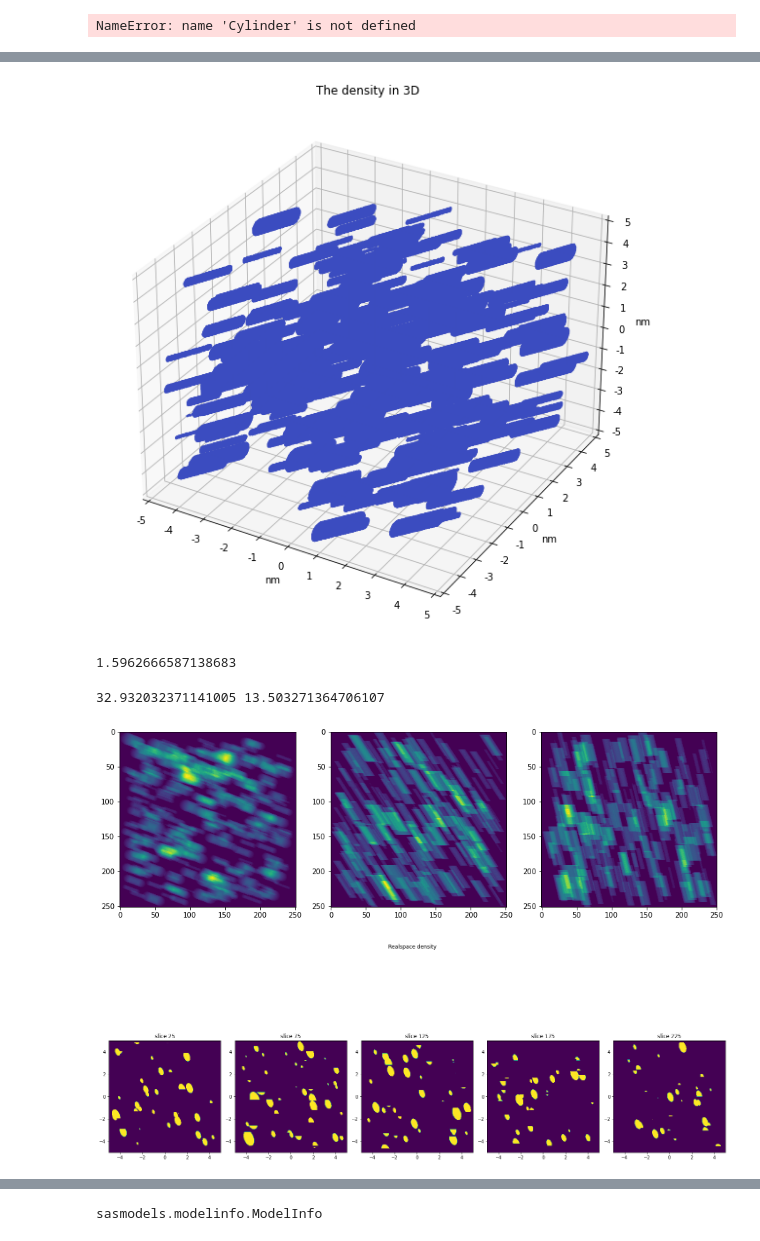
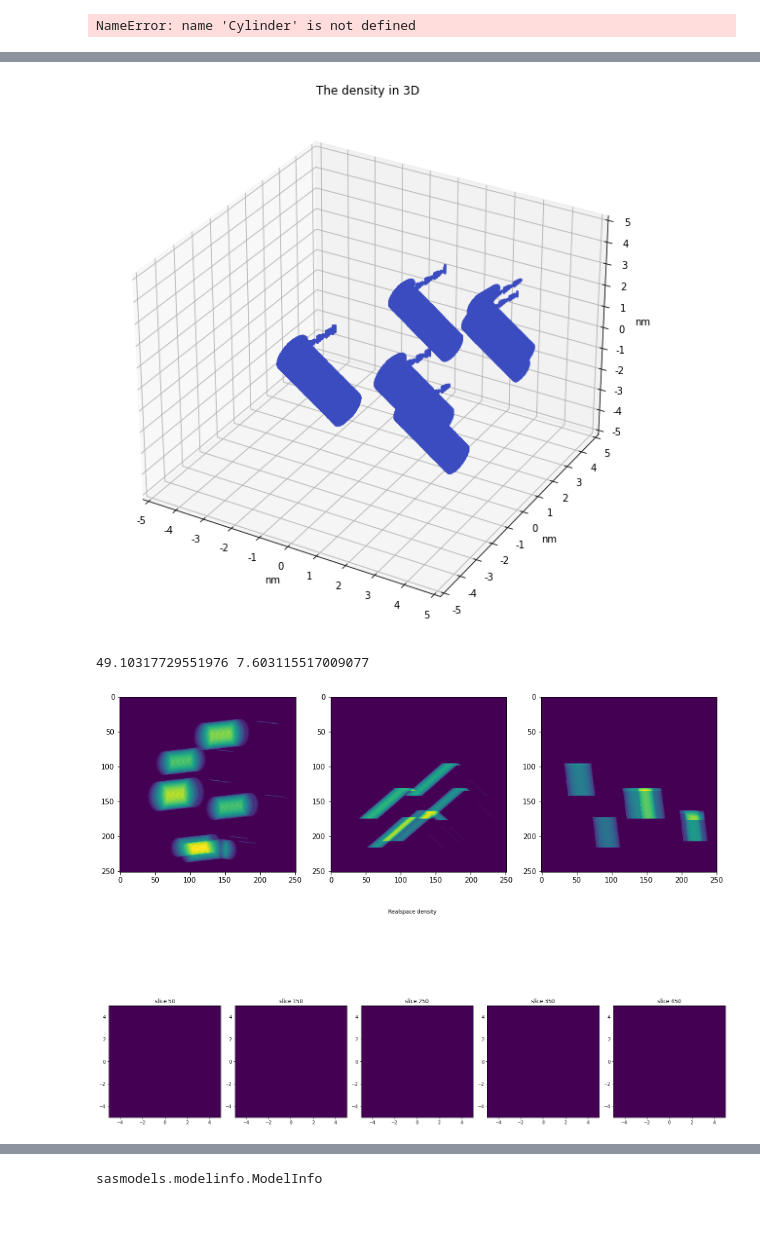
Before and after one commit to sofyalaski/SAXS-simulations, a Jupyter notebook: creating_forms.ipynb, the cells around one changed output, grey strips where cells are left out. Saved outputs shown, nothing was run; the diff lists cells and outputs as text; code cells hidden in the pictures.

Commit message:
cylinders are now clowse to sasView, but still needs debugging

```diff
--- a/creating_forms.ipynb
+++ b/creating_forms.ipynb
@@ -89,6 +89,7 @@ NameError: name 'Cylinder' is not defined
 from SAXSsimulations import  Sphere, Cylinder
 from SAXSsimulations.plotting import *
 
-simulation = Cylinder(size = 10, nPoints = 251, volFrac = 0.05)
-simulation.place_shape()
+simulation = Cylinder(size = 10, nPoints = 251, volFrac = 0.01)
+simulation.place_shape(single = False)
+print(simulation.theta, simulation.phi)
 # %% [output]
@@ -112,12 +113,7 @@ volume fraction is 0.05026, height is 1.451, radius is 0.231, center at (0.9,-1.
 # %%
 plot_3D_structure(simulation.density, simulation.grid, realspace=True)
 # %% [output]
-[figure, old version]
+[figure, new version]
-# %%
-import numpy as np
-1.5/np.cos(np.deg2rad(20))
-# %% [output]
-1.5962666587138683
 # %%
 print(simulation.theta, simulation.phi)
 fig,axs = plt.subplots(1,3,figsize = (15,5))
@@ -129,12 +125,12 @@ ax = axs[2]
 im = ax.imshow(simulation.density.sum(axis=2))
 plt.show()
 # %% [output]
-32.932032371141005 13.503271364706107
+49.10317729551976 7.603115517009077
-[figure, old version]
+[figure, new version]
 # %%
-plot_slices(simulation.density, simulation.grid, direction ='z')
+plot_slices(simulation.density, simulation.grid, direction ='x')
 # %% [output]
-[figure, old version]
+[figure, new version]
 # %%
 simulation.calculate_custom_FTI_3D(device = 'cpu')
 simulation.calculate_torch_FTI_3D(device = 'cpu')
```
Also changed, not shown: parts of 11 cells of this notebook, 2 other files.
